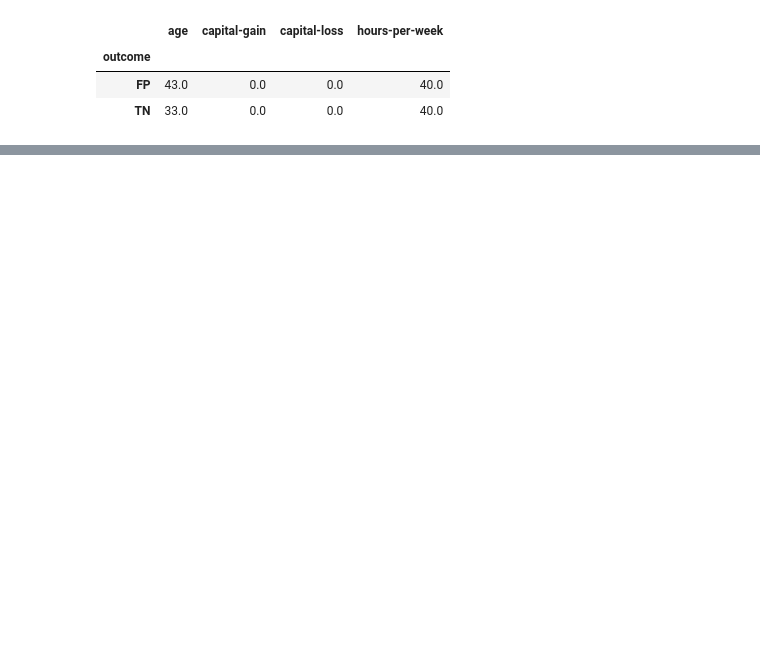
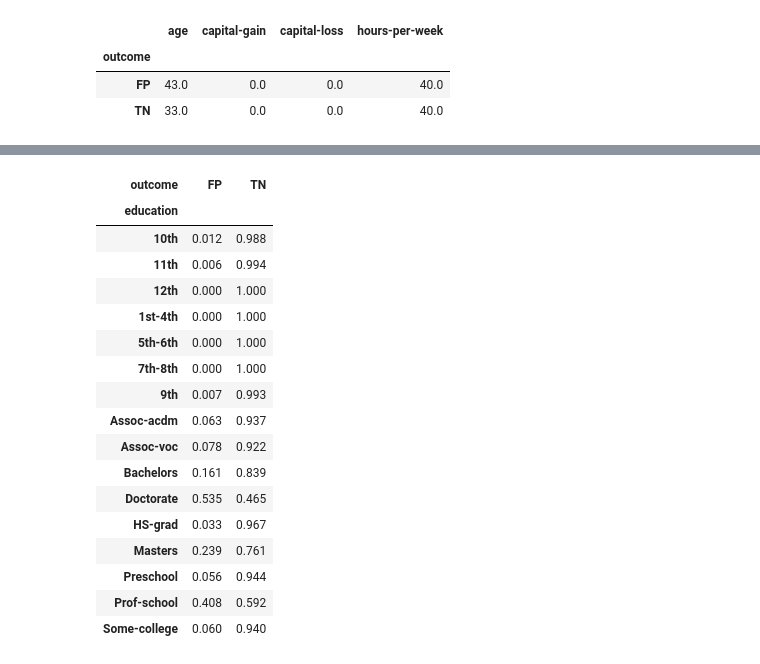
Before and after one commit to SimonYip22/adult-income-ml-classification, a Jupyter notebook: adult_income_workflow.ipynb, the cells around one changed output, grey strips where cells are left out. Drawn from its saved outputs; the diff is of its cells as text; code cells hidden in the pictures; blank space fills up the shorter version.

```diff
--- a/adult_income_workflow.ipynb
+++ b/adult_income_workflow.ipynb
@@ -1062,0 +1129,27 @@ Actual <=50K observations incorrectly predicted as >50K tended to be substantial
+# %%
+education_negative_rates = pd.crosstab(
+    negative_cases["education"],
+    negative_cases["outcome"],
+    normalize="index"
+).round(3)
+
+education_negative_rates
+# %% [output]
+| outcome | FP | TN |
+| education |  |  |
+| 10th | 0.012 | 0.988 |
+| 11th | 0.006 | 0.994 |
+| 12th | 0.000 | 1.000 |
+| 1st-4th | 0.000 | 1.000 |
+| 5th-6th | 0.000 | 1.000 |
+| 7th-8th | 0.000 | 1.000 |
+| 9th | 0.007 | 0.993 |
+| Assoc-acdm | 0.063 | 0.937 |
+| Assoc-voc | 0.078 | 0.922 |
+| Bachelors | 0.161 | 0.839 |
+| Doctorate | 0.535 | 0.465 |
+| HS-grad | 0.033 | 0.967 |
+| Masters | 0.239 | 0.761 |
+| Preschool | 0.056 | 0.944 |
+| Prof-school | 0.408 | 0.592 |
+| Some-college | 0.060 | 0.940 |
```
Also changed, not shown: parts of 9 cells of this notebook.
